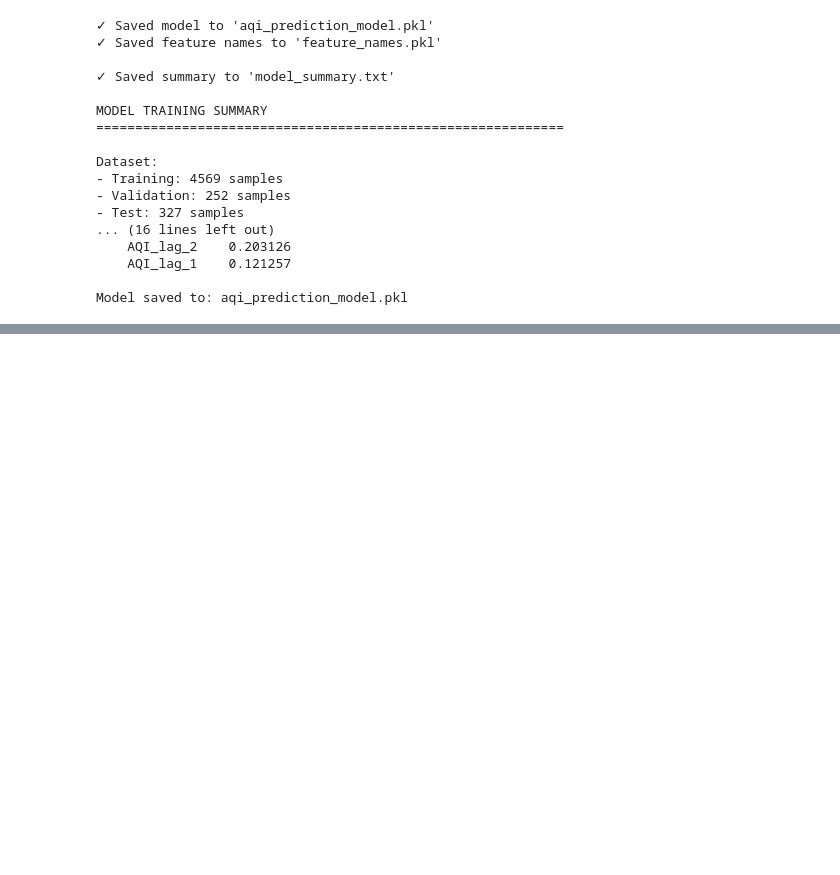
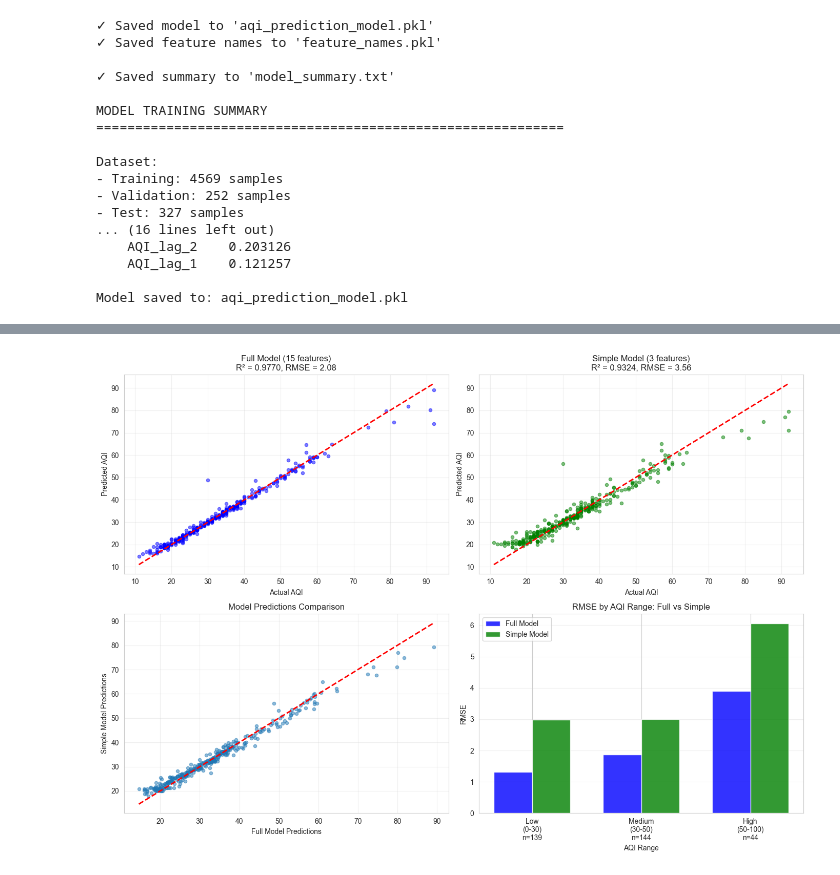
Before and after one commit to Saniya1016/boston-aqi-prediction, a Jupyter notebook: visualizations/Saniya/scripts/aqi_predict.ipynb, the cells around one changed output, grey strips where cells are left out. Saved outputs shown, nothing was run; the diff lists cells and outputs as text; code cells hidden in the pictures; blank space fills up the shorter version.

Commit message:
code for aqi model - gradient boosting

```diff
--- a/visualizations/Saniya/scripts/aqi_predict.ipynb
+++ b/visualizations/Saniya/scripts/aqi_predict.ipynb
@@ -1174,0 +1244,76 @@ Model saved to: aqi_prediction_model.pkl
+# %%
+import matplotlib.pyplot as plt
+import numpy as np
+
+# Compare predictions from both models
+fig, axes = plt.subplots(2, 2, figsize=(14, 10))
+
+# 1. Predicted vs Actual (Full Model)
+axes[0, 0].scatter(y_test, y_test_pred, alpha=0.5, s=20, color='blue')
+axes[0, 0].plot([y_test.min(), y_test.max()], [y_test.min(), y_test.max()], 'r--', lw=2)
+axes[0, 0].set_xlabel('Actual AQI')
+axes[0, 0].set_ylabel('Predicted AQI')
+axes[0, 0].set_title(f'Full Model (15 features)\nR² = {test_r2:.4f}, RMSE = {test_rmse:.2f}')
+axes[0, 0].grid(alpha=0.3)
+
+# 2. Predicted vs Actual (Simple Model)
+axes[0, 1].scatter(y_test, y_test_pred_simple, alpha=0.5, s=20, color='green')
+axes[0, 1].plot([y_test.min(), y_test.max()], [y_test.min(), y_test.max()], 'r--', lw=2)
+axes[0, 1].set_xlabel('Actual AQI')
+axes[0, 1].set_ylabel('Predicted AQI')
+axes[0, 1].set_title(f'Simple Model (3 features)\nR² = {simple_test_r2:.4f}, RMSE = {simple_test_rmse:.2f}')
+axes[0, 1].grid(alpha=0.3)
+
+# 3. Direct Comparison
+axes[1, 0].scatter(y_test_pred, y_test_pred_simple, alpha=0.5, s=20)
+axes[1, 0].plot([y_test_pred.min(), y_test_pred.max()],
+                [y_test_pred.min(), y_test_pred.max()], 'r--', lw=2)
+axes[1, 0].set_xlabel('Full Model Predictions')
+axes[1, 0].set_ylabel('Simple Model Predictions')
+axes[1, 0].set_title('Model Predictions Comparison')
+axes[1, 0].grid(alpha=0.3)
+
+# 4. Error Comparison by AQI Range
+ranges = [(0, 30, 'Low'), (30, 50, 'Medium'), (50, 100, 'High'), (100, 200, 'Very High')]
+full_errors = []
+simple_errors = []
+labels = []
+
+for low, high, label in ranges:
+    mask = (y_test >= low) & (y_test < high)
+    if mask.sum() > 5:  # At least 5 samples
+        full_rmse = np.sqrt(mean_squared_error(y_test[mask], y_test_pred[mask]))
+        simple_rmse = np.sqrt(mean_squared_error(y_test[mask], y_test_pred_simple[mask]))
+        full_errors.append(full_rmse)
+        simple_errors.append(simple_rmse)
+        labels.append(f"{label}\n({low}-{high})\nn={mask.sum()}")
+
+x = np.arange(len(labels))
+width = 0.35
+
+axes[1, 1].bar(x - width/2, full_errors, width, label='Full Model', alpha=0.8, color='blue')
+axes[1, 1].bar(x + width/2, simple_errors, width, label='Simple Model', alpha=0.8, color='green')
+axes[1, 1].set_xlabel('AQI Range')
+axes[1, 1].set_ylabel('RMSE')
+axes[1, 1].set_title('RMSE by AQI Range: Full vs Simple')
+axes[1, 1].set_xticks(x)
+axes[1, 1].set_xticklabels(labels)
+axes[1, 1].legend()
+axes[1, 1].grid(axis='y', alpha=0.3)
+
+plt.tight_layout()
+plt.savefig('full_vs_simple_model.png', dpi=300, bbox_inches='tight')
+plt.show()
+
+print("\n" + "="*60)
+print("ERROR ANALYSIS BY AQI RANGE")
+print("="*60)
+print(f"{'AQI Range':15s} {'Count':>8s} {'Full RMSE':>12s} {'Simple RMSE':>12s} {'Difference':>12s}")
+print("-"*60)
+
+for i, label in enumerate(labels):
+    range_name = label.split('\n')[0]
+    count = label.split('n=')[1]
+    print(f"{range_name:15s} {count:>8s} {full_errors[i]:12.2f} {simple_errors[i]:12.2f} {simple_errors[i] - full_errors[i]:+12.2f}")
+# %% [output]
+[figure, added]
```
Also changed, not shown: parts of 8 cells of this notebook.
